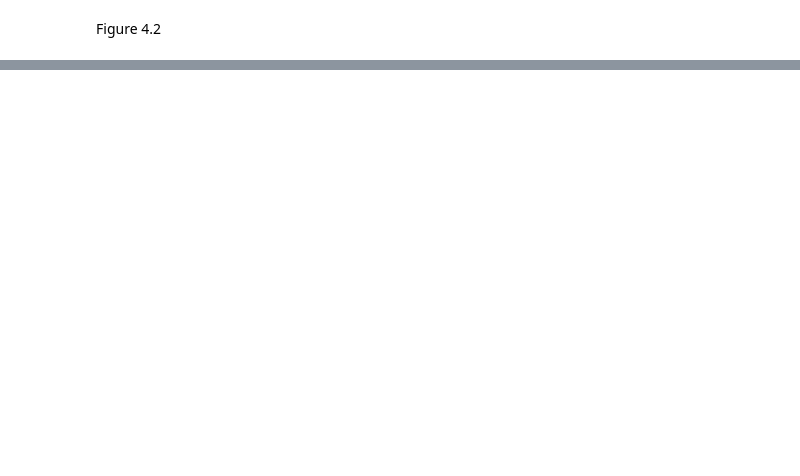
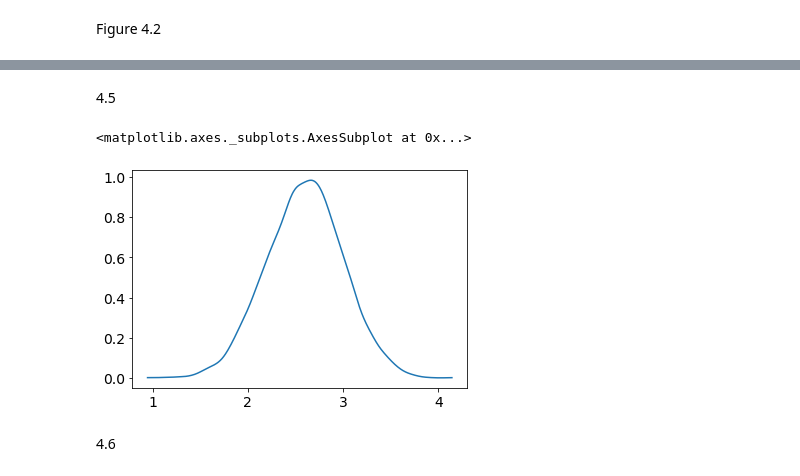
Before and after one commit to steed360/Data-Analysis, a Jupyter notebook: b Statistical Rethinking/Chapter_4_fromScratch.ipynb, the cells around one changed output, grey strips where cells are left out. Saved outputs shown, nothing was run; the diff lists cells and outputs as text; code cells hidden in the pictures; blank space fills up the shorter version.

```diff
--- a/b Statistical Rethinking/Chapter_4_fromScratch.ipynb
+++ b/b Statistical Rethinking/Chapter_4_fromScratch.ipynb
@@ -86,0 +95,10 @@ default_rng(...)
+# %% [markdown]
+4.5
+# %%
+big_log = np.log ( rng.uniform(1, 1.5, size=[12,10000]).prod(axis=0)  )
+az.plot_kde ( big_log)
+# %% [output]
+<matplotlib.axes._subplots.AxesSubplot at 0x...>
+[figure, added]
+# %% [markdown]
+4.6
```
Also changed, not shown: parts of 11 cells of this notebook.
